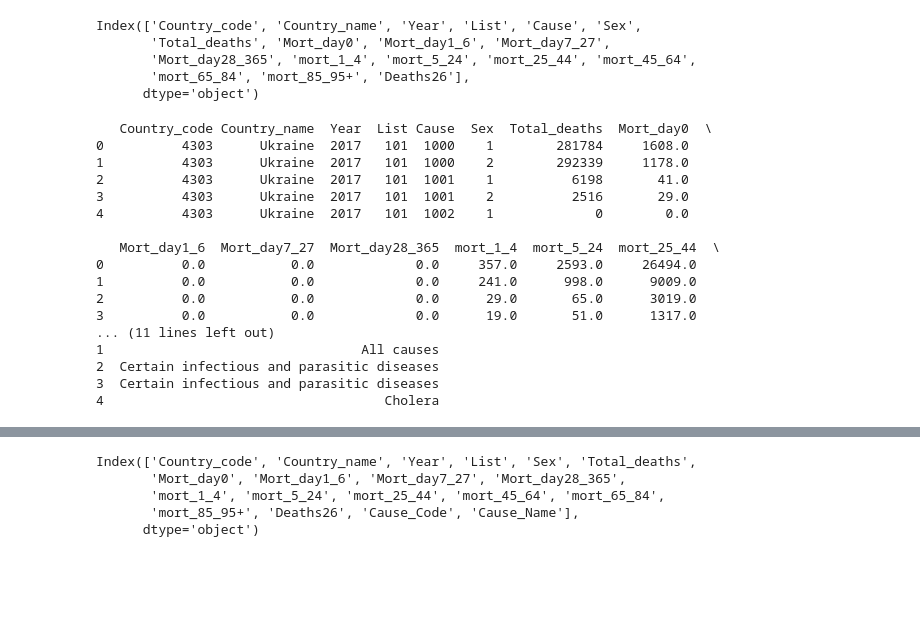
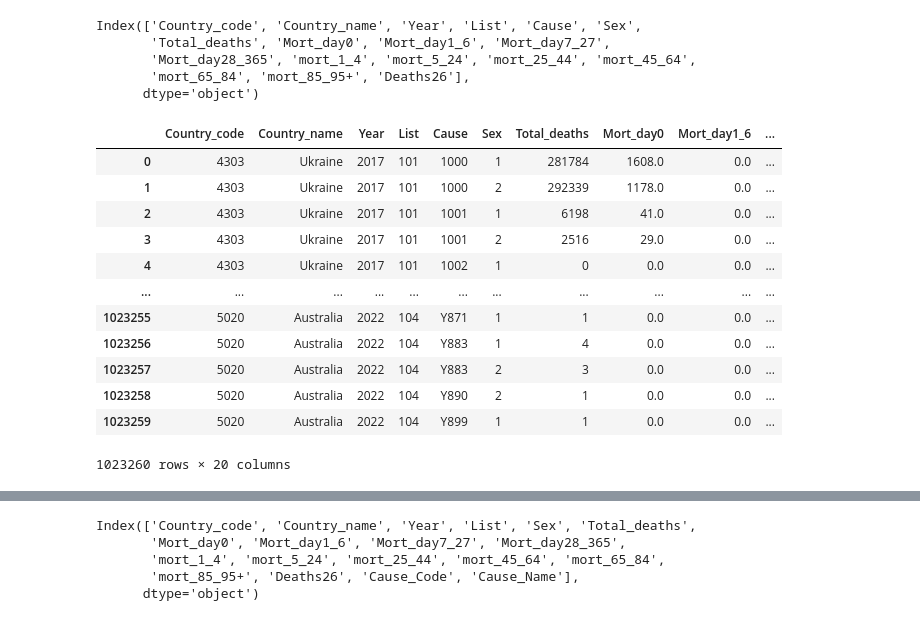
Before and after one commit to feLLpe04/Project3, a Jupyter notebook: cleaneddata/Research_Questions_1.ipynb, the cells around one changed output, grey strips where cells are left out. Saved outputs shown, nothing was run; the diff lists cells and outputs as text; code cells hidden in the pictures; blank space fills up the shorter version.

```diff
--- a/cleaneddata/Research_Questions_1.ipynb
+++ b/cleaneddata/Research_Questions_1.ipynb
@@ -581,27 +582,23 @@ Index(['Country_code', 'Country_name', 'Year', 'List', 'Cause', 'Sex',
 # %%
 # Merging part5_df with new_cause_list_df on the 'Cause' column in part5_df and 'Cause_Code' in new_cause_list_df
 part5_df = part5_df.merge(new_cause_list_df, how="left", left_on="Cause", right_on="Cause_Code")
 
 # Displaying the first few rows of the updated DataFrame to confirm the merge
-print(part5_df.head())
+part5_df
 # %% [output]
+|  | Country_code | Country_name | Year | List | Cause | Sex | Total_deaths | Mort_day0 | Mort_day1_6 | ... |
+| 0 | 4303 | Ukraine | 2017 | 101 | 1000 | 1 | 281784 | 1608.0 | 0.0 | ... |
+| 1 | 4303 | Ukraine | 2017 | 101 | 1000 | 2 | 292339 | 1178.0 | 0.0 | ... |
+| 2 | 4303 | Ukraine | 2017 | 101 | 1001 | 1 | 6198 | 41.0 | 0.0 | ... |
+| 3 | 4303 | Ukraine | 2017 | 101 | 1001 | 2 | 2516 | 29.0 | 0.0 | ... |
+| 4 | 4303 | Ukraine | 2017 | 101 | 1002 | 1 | 0 | 0.0 | 0.0 | ... |
+| ... | ... | ... | ... | ... | ... | ... | ... | ... | ... | ... |
+| 1023255 | 5020 | Australia | 2022 | 104 | Y871 | 1 | 1 | 0.0 | 0.0 | ... |
+| 1023256 | 5020 | Australia | 2022 | 104 | Y883 | 1 | 4 | 0.0 | 0.0 | ... |
+| 1023257 | 5020 | Australia | 2022 | 104 | Y883 | 2 | 3 | 0.0 | 0.0 | ... |
+| 1023258 | 5020 | Australia | 2022 | 104 | Y890 | 2 | 1 | 0.0 | 0.0 | ... |
+| 1023259 | 5020 | Australia | 2022 | 104 | Y899 | 1 | 1 | 0.0 | 0.0 | ... |
-   Country_code Country_name  Year  List Cause  Sex  Total_deaths  Mort_day0  \
-0          4303      Ukraine  2017   101  1000    1        281784     1608.0
-1          4303      Ukraine  2017   101  1000    2        292339     1178.0
-2          4303      Ukraine  2017   101  1001    1          6198       41.0
-3          4303      Ukraine  2017   101  1001    2          2516       29.0
-4          4303      Ukraine  2017   101  1002    1             0        0.0
-
-   Mort_day1_6  Mort_day7_27  Mort_day28_365  mort_1_4  mort_5_24  mort_25_44  \
-0          0.0           0.0             0.0     357.0     2593.0     26494.0
-1          0.0           0.0             0.0     241.0      998.0      9009.0
-2          0.0           0.0             0.0      29.0       65.0      3019.0
-3          0.0           0.0             0.0      19.0       51.0      1317.0
-... (11 lines left out)
-1                                 All causes
-2  Certain infectious and parasitic diseases
-3  Certain infectious and parasitic diseases
-4                                    Cholera
+1023260 rows × 20 columns
 # %%
 #Eliminatiing "Cause" Column rigth after "List" column
 part5_df = part5_df.drop(columns=["Cause"])
```
Also changed, not shown: parts of 16 cells of this notebook, 6 other files.
